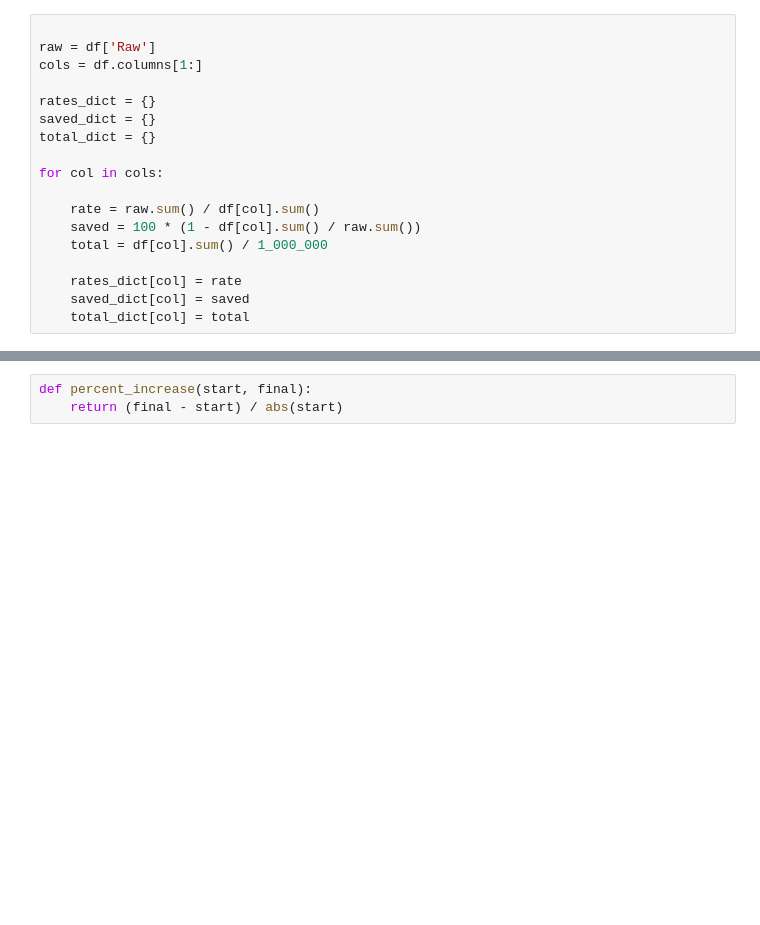
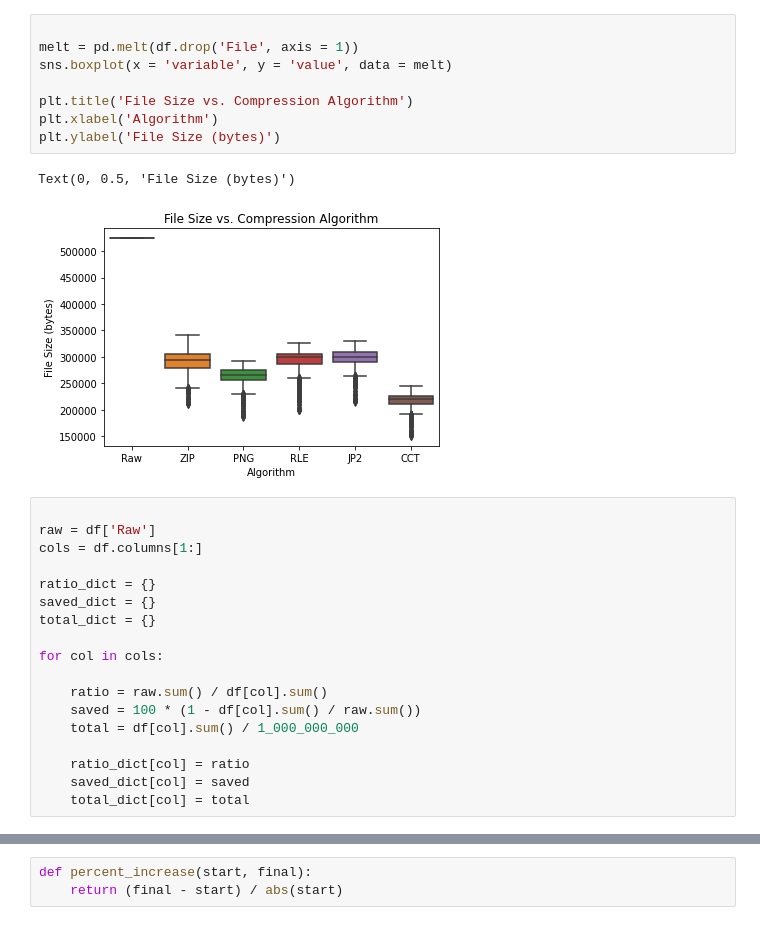
Before and after one commit to taaha-khan/2023-CompaCT-Image-Compression, a Jupyter notebook: notebooks/1.0-tk-results-analysis.ipynb, the cells around one changed output, grey strips where cells are left out. Cells and saved outputs as stored; diff of their text form; blank space fills up the shorter version.

```diff
--- a/notebooks/1.0-tk-results-analysis.ipynb
+++ b/notebooks/1.0-tk-results-analysis.ipynb
@@ -17,19 +18,30 @@ df.head()
+# %%
+
+melt = pd.melt(df.drop('File', axis = 1))
+sns.boxplot(x = 'variable', y = 'value', data = melt)
+
+plt.title('File Size vs. Compression Algorithm')
+plt.xlabel('Algorithm')
+plt.ylabel('File Size (bytes)')
+# %% [output]
+Text(0, 0.5, 'File Size (bytes)')
+[figure, added]
 # %%
 
 raw = df['Raw']
 cols = df.columns[1:]
 
-rates_dict = {}
+ratio_dict = {}
 saved_dict = {}
 total_dict = {}
 
 for col in cols:
 
-	rate = raw.sum() / df[col].sum()
+	ratio = raw.sum() / df[col].sum()
 	saved = 100 * (1 - df[col].sum() / raw.sum())
-	total = df[col].sum() / 1_000_000
+	total = df[col].sum() / 1_000_000_000
 
-	rates_dict[col] = rate
+	ratio_dict[col] = ratio
 	saved_dict[col] = saved
 	total_dict[col] = total
 # %%
```
Also changed, not shown: parts of 8 cells of this notebook, 12 other files.
